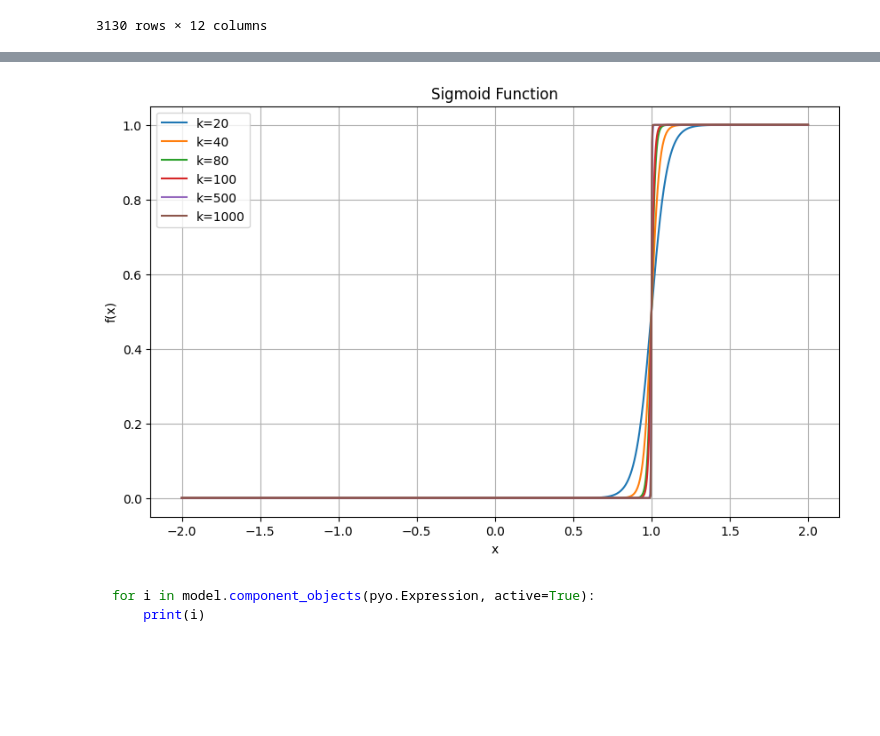
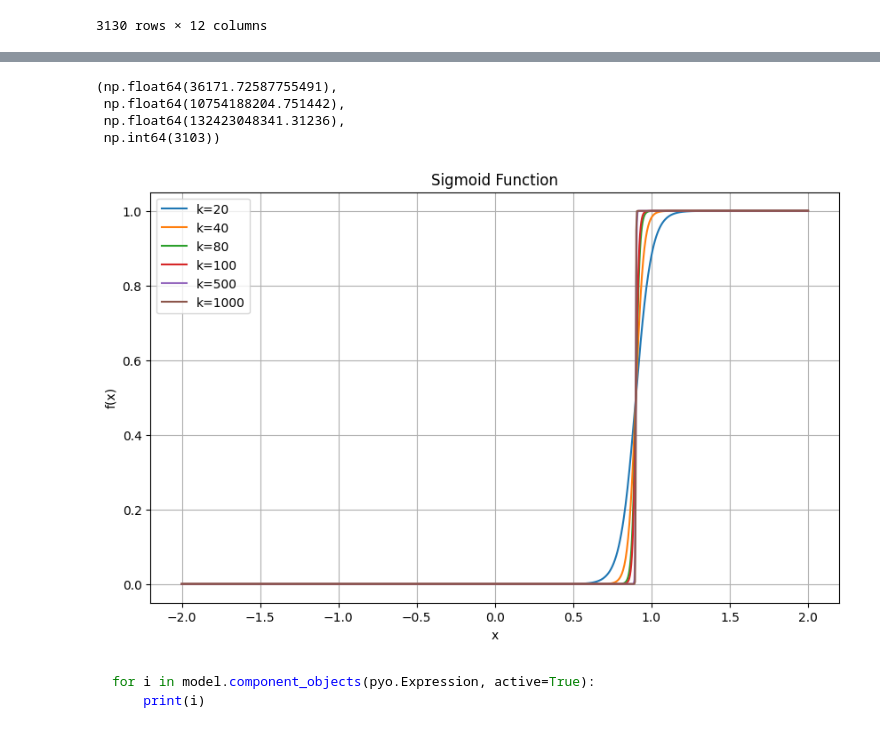
Before and after one commit to MatthewDulcich/optimization-location-intelligence, a Jupyter notebook: check_pyomo_new_L.ipynb, the cells around one changed output, grey strips where cells are left out. Cells and saved outputs as stored; diff of their text form; code cells hidden in the pictures; blank space fills up the shorter version.

```diff
--- a/check_pyomo_new_L.ipynb
+++ b/check_pyomo_new_L.ipynb
@@ -88,0 +103,7 @@ L = data['L']
+# %%
+costs.min(), costs.max(), costs.sum(), costs[costs < 1e9].count()
+# %% [output]
+(np.float64(36171.72587755491),
+ np.float64(10754188204.751442),
+ np.float64(132423048341.31236),
+ np.int64(3103))
@@ -111,18 +142,18 @@ model.L = pyo.Param(model.counties, initialize=L) # L value of county
 # %%
 k = [20, 40, 80, 100, 500, 1000]
 plt.figure(figsize=(10, 6))
 for k_val in k:
-    func = lambda x:  1 / (1 + np.exp(-k_val * (x - 1)))
+    func = lambda x:  1 / (1 + np.exp(-k_val * (x - 0.9)))
     points = np.linspace(-2, 2, 1000)
     func_values = func(points)
     plt.plot(points, func_values, label=f'k={k_val}')
     # plt.legend([f'k={k_val}'])
 plt.title('Sigmoid Function')
 plt.xlabel('x')
 plt.ylabel('f(x)')
 plt.grid()
 plt.legend()
 plt.show()
 # %% [output]
-[figure, old version]
+[figure, new version]
 # %%
```
Also changed, not shown: parts of 22 cells of this notebook.
